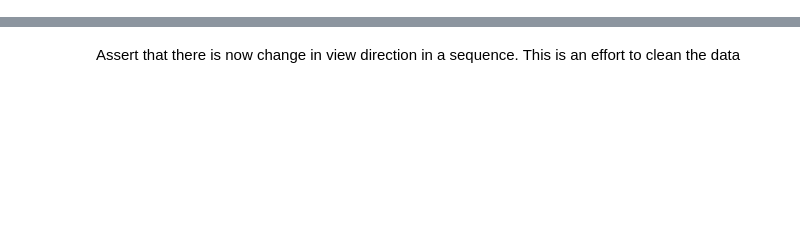
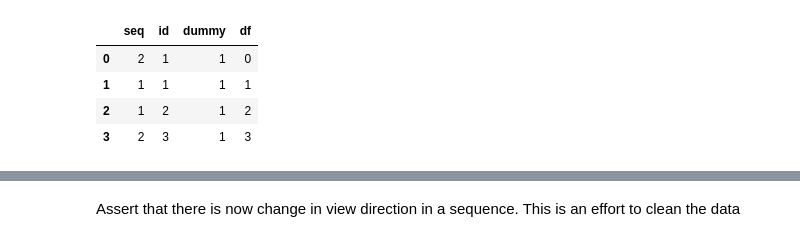
Before and after one commit to MockaWolke/SVI_Model_ToolBox, a Jupyter notebook: view_directions_sequence/data_analysis/analyse_data.ipynb, the cells around one changed output, grey strips where cells are left out. Drawn from its saved outputs; the diff is of its cells as text; code cells hidden in the pictures; blank space fills up the shorter version.

```diff
--- a/view_directions_sequence/data_analysis/analyse_data.ipynb
+++ b/view_directions_sequence/data_analysis/analyse_data.ipynb
@@ -0,0 +1,36 @@
+# %%
+def assign_dummy_groups(df : pd.DataFrame,  dummy_group_name) -> pd.DataFrame:
+    """
+    Assings Dummy Frame Numbers, when none where given
+    """
+
+    new_df = df.copy()
+    new_df[dummy_group_name] = 1
+
+    return new_df
+
+def assign_dummy_frame_numbers(df : pd.DataFrame, groupby : list, dummy_frame_number_name) -> pd.DataFrame:
+    """
+    Assings Dummy Frame Numbers, when none where given
+    """
+
+    grouped_df = df.reset_index().groupby(groupby)['index']
+    new_df = df.copy()
+
+    for _,indices in tqdm.tqdm(grouped_df, desc= "Assign Frame Numbers"):
+
+        new_df.loc[indices,dummy_frame_number_name] = np.arange(len(indices))
+
+    new_df[dummy_frame_number_name] = new_df[dummy_frame_number_name].astype(int)
+
+    return new_df
+
+d= assign_dummy_groups(df,"dummy")
+
+assign_dummy_frame_numbers(d,["dummy"],"df")
+# %% [output]
+|  | seq | id | dummy | df |
+| 0 | 2 | 1 | 1 | 0 |
+| 1 | 1 | 1 | 1 | 1 |
+| 2 | 1 | 2 | 1 | 2 |
+| 3 | 2 | 3 | 1 | 3 |
```
Also changed, not shown: parts of 1 cell of this notebook, 43 other files.
